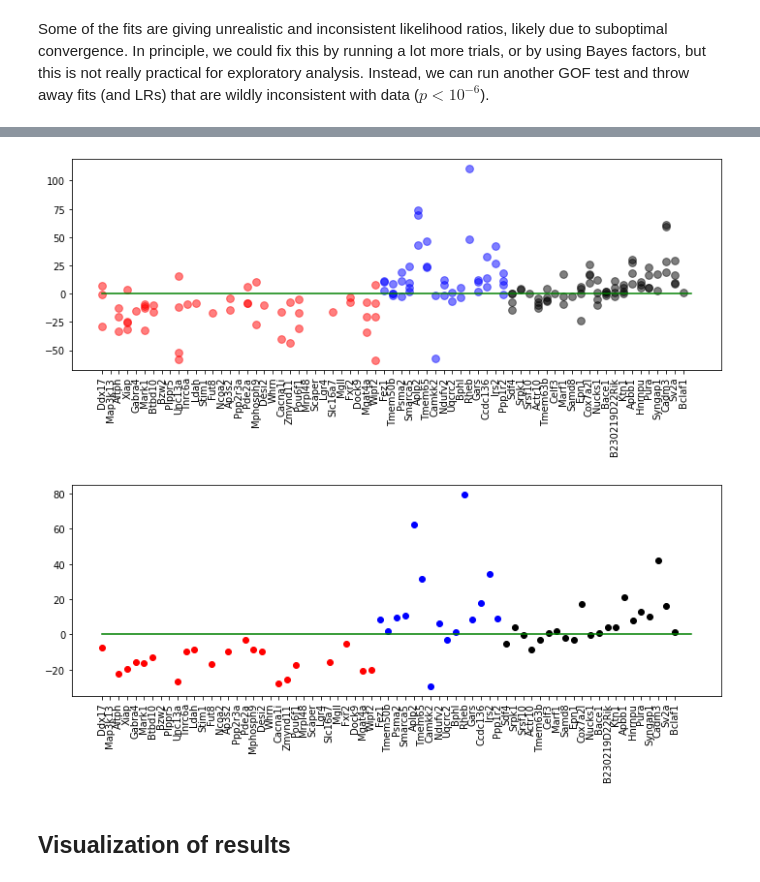
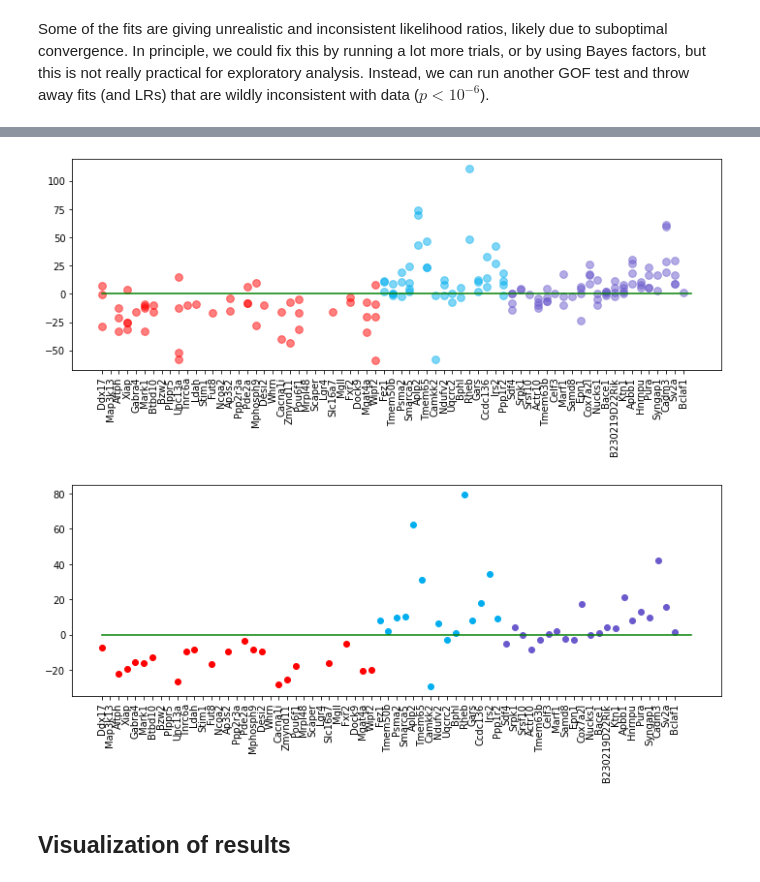
Before and after one commit to pachterlab/GVFP_2021, a Jupyter notebook: figure_4_notebook.ipynb, the cells around one changed output, grey strips where cells are left out. Drawn from its saved outputs; the diff is of its cells as text; code cells hidden in the pictures.

```diff
--- a/figure_4_notebook.ipynb
+++ b/figure_4_notebook.ipynb
@@ -858,17 +860,17 @@ Extrinsic
 # %%
-colors= ('r','b','k')
+# colors= ('r','b','k')
 fig1,ax1 = plt.subplots(1,1,figsize=(12,4))
 
 for test_data_ind in range(len(sample_names)):
     for model_set in range(3):
         plt.scatter(indices[model_set],lik_ratios_checked[test_data_ind][model_set],60,c=colors[model_set],alpha=0.5)
 # plt.ylim([-100,100])
 plt.plot([0,sum([len(x) for x in indices])],[0,0],'g-')
 _=plt.xticks(np.concatenate(indices),np.concatenate(gene_names_to_run),rotation=90)
 # %% [output]
-[figure, old version]
+[figure, new version]
 # %%
-colors= ('r','b','k')
+# colors= ('r','b','k')
 fig1,ax1 = plt.subplots(1,1,figsize=(12,4))
 for model_set in range(n_models):
     d = np.asarray([lik_ratios_checked[test_data_ind][model_set] for test_data_ind in range(n_datasets)])
@@ -884,7 +886,7 @@ for model_set in range(n_models):
 ax1.plot([0,1+sum([len(x) for x in indices])],[0,0],'g-')
 _=ax1.set_xticks(np.concatenate(indices),np.concatenate(gene_names_to_run),rotation=90)
 # %% [output]
-[figure, old version]
+[figure, new version]
 # %% [markdown]
 ## Visualization of results
 # %%
```
Also changed, not shown: parts of 9 cells of this notebook.
